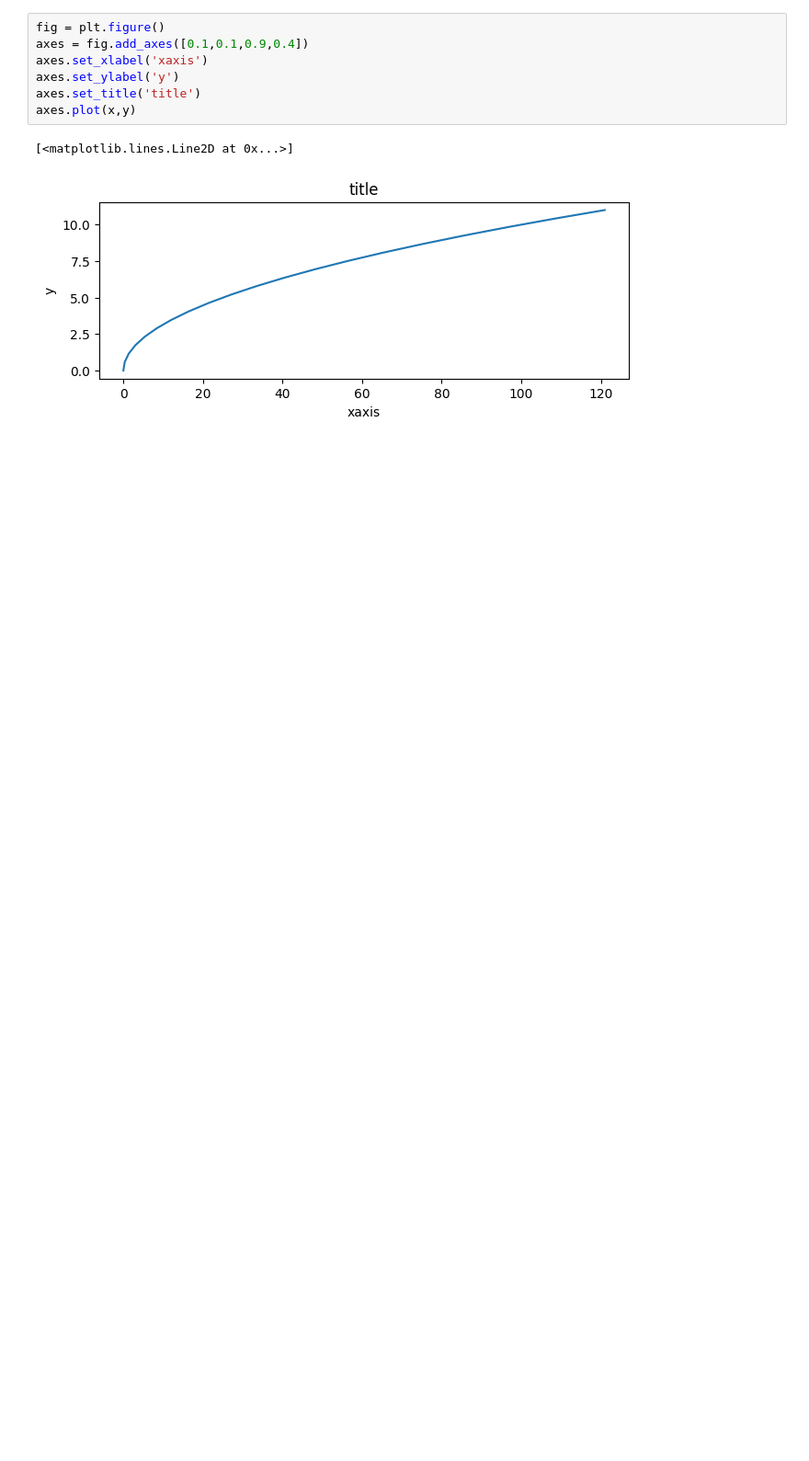
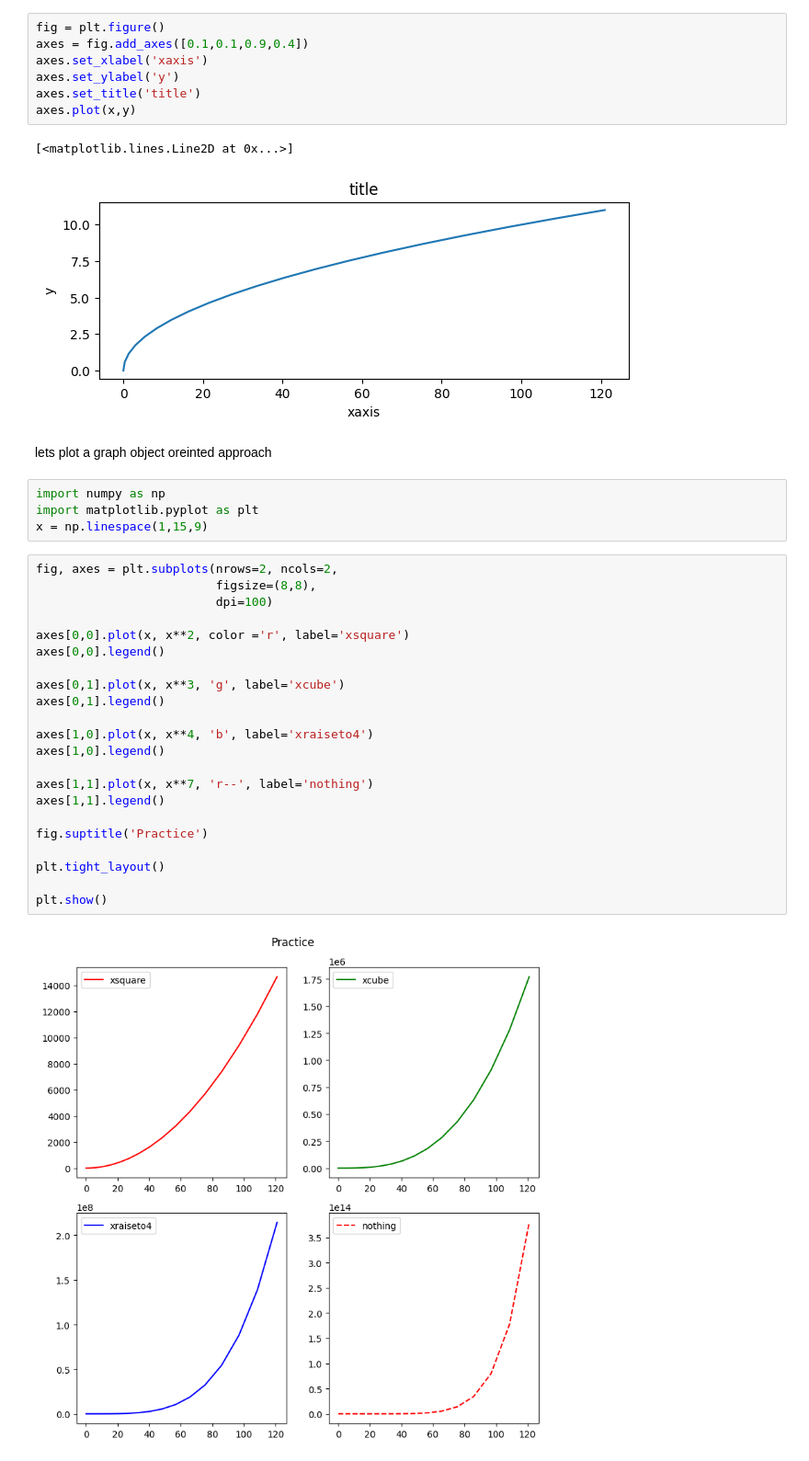
Before and after one commit to NIKHILis-Coder/ML_python, a Jupyter notebook: python.ipynb, the cells around one changed output. Shown at 92% size. Drawn from its saved outputs; the diff is of its cells as text; blank space fills up the shorter version.

```diff
--- a/python.ipynb
+++ b/python.ipynb
@@ -1071,3 +1071,33 @@ axes.plot(x,y)
 # %% [output]
 [<matplotlib.lines.Line2D at 0x...>]
 [figure]
+# %% [markdown]
+lets plot a graph  object oreinted approach
+# %%
+import numpy as np
+import matplotlib.pyplot as plt
+x = np.linespace(1,15,9)
+# %%
+fig, axes = plt.subplots(nrows=2, ncols=2,
+                         figsize=(8,8),
+                         dpi=100)
+
+axes[0,0].plot(x, x**2, color ='r', label='xsquare')
+axes[0,0].legend()
+
+axes[0,1].plot(x, x**3, 'g', label='xcube')
+axes[0,1].legend()
+
+axes[1,0].plot(x, x**4, 'b', label='xraiseto4')
+axes[1,0].legend()
+
+axes[1,1].plot(x, x**7, 'r--', label='nothing')
+axes[1,1].legend()
+
+fig.suptitle('Practice')
+
+plt.tight_layout()
+
+plt.show()
+# %% [output]
+[figure, added]
```
Also changed, not shown: 12 other files.
